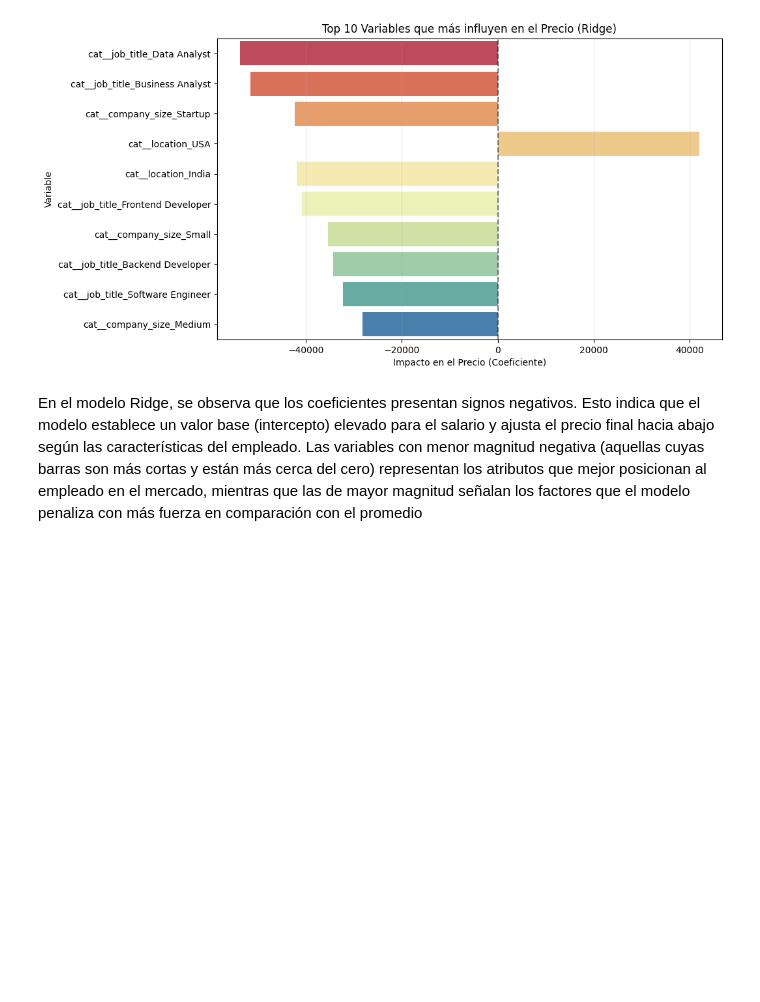
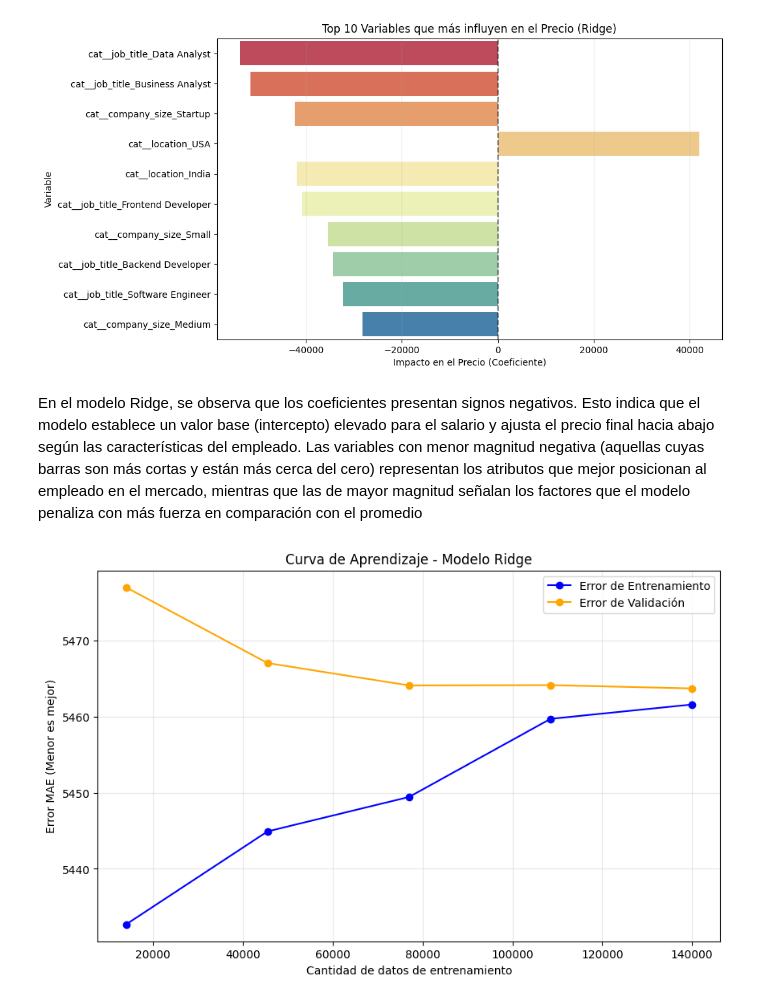
Before and after one commit to SebastianBetancur08/analitica-proyecto, a Jupyter notebook: notebooks/Modelos/3.Model_ridge.ipynb, the cells around one changed output. Saved outputs shown, nothing was run; the diff lists cells and outputs as text; code cells hidden in the pictures; blank space fills up the shorter version.

```diff
--- a/notebooks/Modelos/3.Model_ridge.ipynb
+++ b/notebooks/Modelos/3.Model_ridge.ipynb
@@ -371,3 +371,35 @@ Passing `palette` without assigning `hue` is deprecated and will be removed in v
 [figure]
 # %% [markdown]
 En el modelo Ridge, se observa que los coeficientes presentan signos negativos. Esto indica que el modelo establece un valor base (intercepto) elevado para el salario y ajusta el precio final hacia abajo según las características del empleado. Las variables con menor magnitud negativa (aquellas cuyas barras son más cortas y están más cerca del cero) representan los atributos que mejor posicionan al empleado en el mercado, mientras que las de mayor magnitud señalan los factores que el modelo penaliza con más fuerza en comparación con el promedio
+# %%
+from sklearn.model_selection import learning_curve
+import numpy as np
+
+# 1. Calcular la curva de aprendizaje (usamos MAE como métrica de error)
+train_sizes, train_scores, test_scores = learning_curve(
+    best_ridge, # El modelo que ajustaste
+    X_train,
+    y_train,
+    cv=5,
+    scoring='neg_mean_absolute_error', # Usamos error negativo por convención de sklearn
+    train_sizes=np.linspace(0.1, 1.0, 5), # 5 cortes desde el 10% al 100% de los datos
+    n_jobs=-1
+)
+
+# 2. Convertir los errores a valores positivos y calcular promedios
+train_mean = -np.mean(train_scores, axis=1)
+val_mean = -np.mean(test_scores, axis=1)
+
+# 3. Graficar
+plt.figure(figsize=(10, 6))
+plt.plot(train_sizes, train_mean, 'o-', color='blue', label='Error de Entrenamiento')
+plt.plot(train_sizes, val_mean, 'o-', color='orange', label='Error de Validación')
+
+plt.title('Curva de Aprendizaje - Modelo Ridge')
+plt.xlabel('Cantidad de datos de entrenamiento')
+plt.ylabel('Error MAE (Menor es mejor)')
+plt.legend()
+plt.grid(True, alpha=0.3)
+plt.show()
+# %% [output]
+[figure, added]
```
Also changed, not shown: parts of 1 cell of this notebook, 1 other file.
